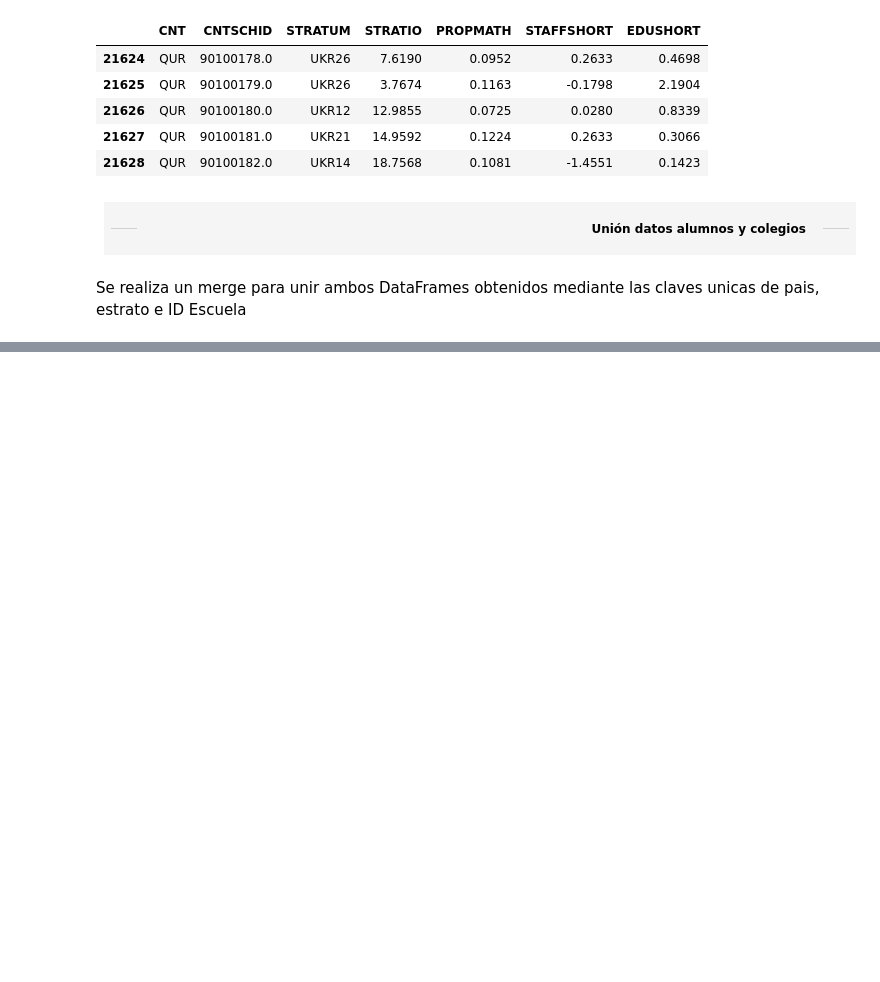
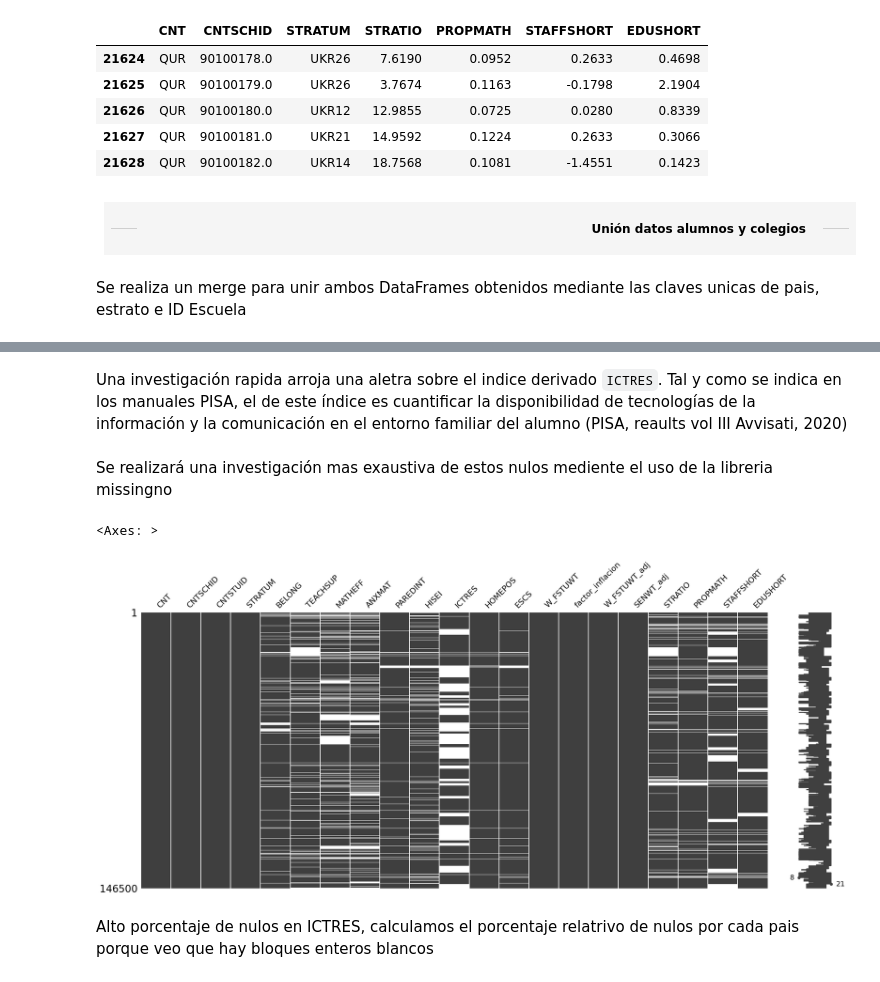
Before and after one commit to musero55/tfm_data_science, a Jupyter notebook: notebooks/fase_1_data_ingestion_eda/01_procesamiento_global_PISA.ipynb, the cells around one changed output, grey strips where cells are left out. Saved outputs shown, nothing was run; the diff lists cells and outputs as text; code cells hidden in the pictures; blank space fills up the shorter version.

```diff
--- a/notebooks/fase_1_data_ingestion_eda/01_procesamiento_global_PISA.ipynb
+++ b/notebooks/fase_1_data_ingestion_eda/01_procesamiento_global_PISA.ipynb
@@ -633,0 +642,9 @@ df_muestra_global.to_parquet(parquet_global,engine='pyarrow', index=False)
+# %%
+#Se buscan las columnas numericas por defectoa float64 y se utiliza una optimización inteligente para hacer el downcast de las variables
+for col in df_muestra_global.select_dtypes(include=['float64', 'float32']).columns:
+    # Se intentan bajar a numeros enteros
+    df_muestra_global[col] = pd.to_numeric(df_muestra_global[col],errors='coerce', downcast='integer')
+
+    # Si tras la primera transformacion sigue siendo flotante, se intenta bajar el menor posible
+    if df_muestra_global[col].dtype in ['float64', 'float32']:
+        df_muestra_global[col] = pd.to_numeric(df_muestra_global[col], downcast='float')
@@ -633,0 +726,10 @@ df_muestra_global.to_parquet(parquet_global,engine='pyarrow', index=False)
+# %% [markdown]
+Una investigación rapida arroja una aletra sobre el indice derivado `ICTRES`. Tal y como se indica en los manuales PISA, el de este índice es cuantificar la disponibilidad de tecnologías de la información y la comunicación en el entorno familiar del alumno (PISA, reaults vol III Avvisati, 2020)
+# %% [markdown]
+Se realizará una investigación mas exaustiva de estos nulos mediente el uso de la libreria missingno
+# %%
+#Matriz de nulos
+msno.matrix(df_muestra_global)
+# %% [output]
+<Axes: >
+[figure, added]
@@ -633,0 +738,2 @@ df_muestra_global.to_parquet(parquet_global,engine='pyarrow', index=False)
+# %% [markdown]
+Alto porcentaje de nulos en ICTRES, calculamos el porcentaje relatrivo de nulos por cada pais porque veo que hay bloques enteros blancos
```
Also changed, not shown: parts of 42 cells of this notebook, 3 other files.
